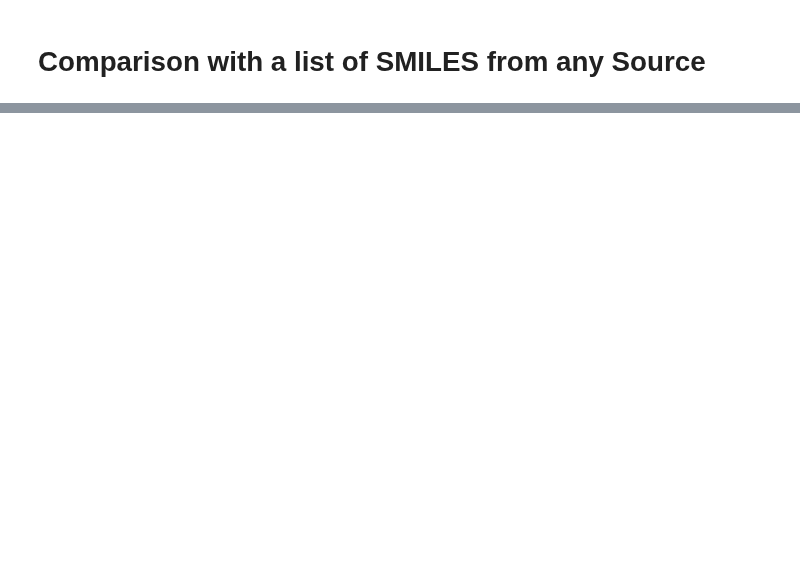
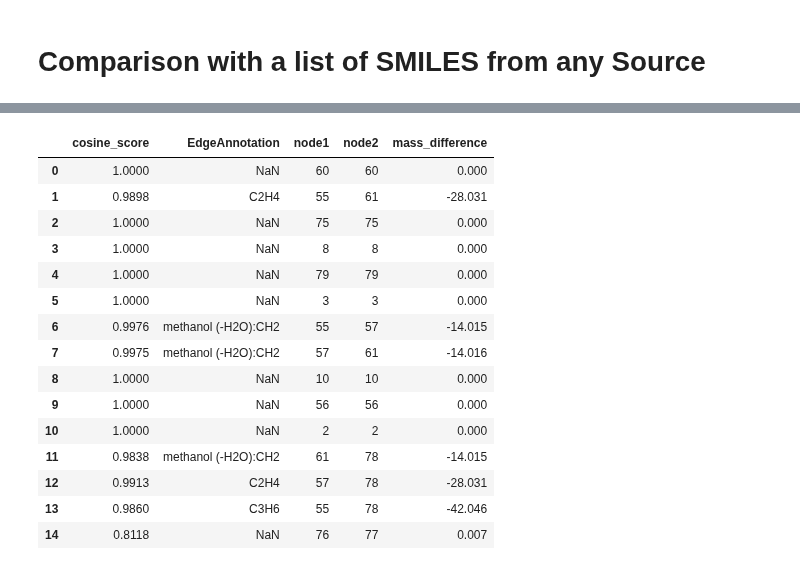
Before and after one commit to zmahnoor14/MAW, a Jupyter notebook: Workflow_Python_Functions.ipynb, the cells around one changed output, grey strips where cells are left out. Cells and saved outputs as stored; diff of their text form; code cells hidden in the pictures; blank space fills up the shorter version.

```diff
--- a/Workflow_Python_Functions.ipynb
+++ b/Workflow_Python_Functions.ipynb
@@ -2670,0 +2736,21 @@ def SMILESscreening(input_dir, resultcsv, complist, listname):
+# %%
+GMNdf_edge = GMNdf_edge[['cosine_score', 'EdgeAnnotation', 'node1', 'node2',
+                     'mass_difference']]
+GMNdf_edge
+# %% [output]
+|  | cosine_score | EdgeAnnotation | node1 | node2 | mass_difference |
+| 0 | 1.0000 | NaN | 60 | 60 | 0.000 |
+| 1 | 0.9898 | C2H4 | 55 | 61 | -28.031 |
+| 2 | 1.0000 | NaN | 75 | 75 | 0.000 |
+| 3 | 1.0000 | NaN | 8 | 8 | 0.000 |
+| 4 | 1.0000 | NaN | 79 | 79 | 0.000 |
+| 5 | 1.0000 | NaN | 3 | 3 | 0.000 |
+| 6 | 0.9976 | methanol (-H2O):CH2 | 55 | 57 | -14.015 |
+| 7 | 0.9975 | methanol (-H2O):CH2 | 57 | 61 | -14.016 |
+| 8 | 1.0000 | NaN | 10 | 10 | 0.000 |
+| 9 | 1.0000 | NaN | 56 | 56 | 0.000 |
+| 10 | 1.0000 | NaN | 2 | 2 | 0.000 |
+| 11 | 0.9838 | methanol (-H2O):CH2 | 61 | 78 | -14.015 |
+| 12 | 0.9913 | C2H4 | 57 | 78 | -28.031 |
+| 13 | 0.9860 | C3H6 | 55 | 78 | -42.046 |
+| 14 | 0.8118 | NaN | 76 | 77 | 0.007 |
```
Also changed, not shown: parts of 18 cells of this notebook, 4 other files.
